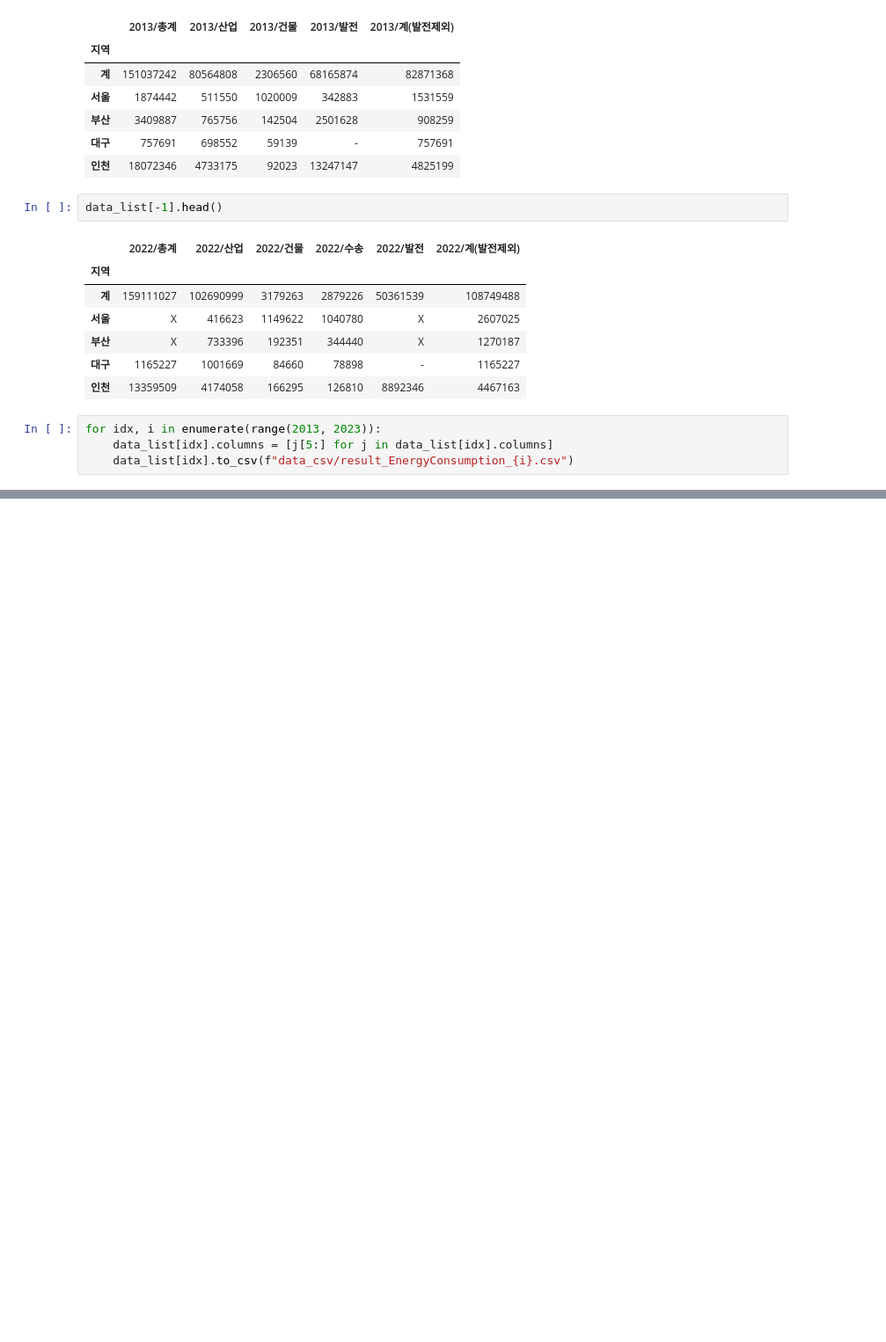
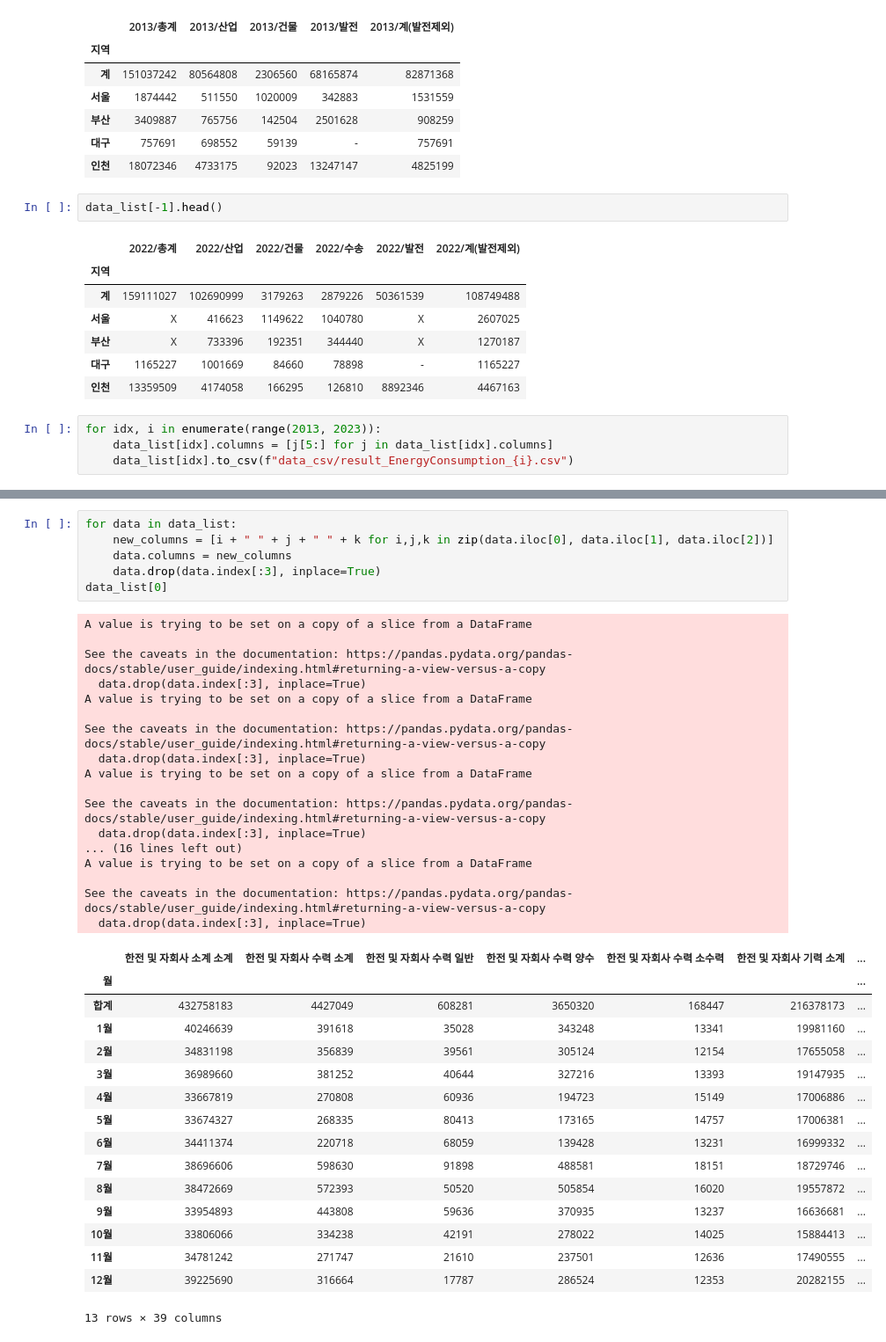
Before and after one commit to intoMaven/DB_Processing, a Jupyter notebook: Data_Processing.py_v4.ipynb, the cells around one changed output, grey strips where cells are left out. Shown: that part at 88% size. Drawn from its saved outputs; the diff is of its cells as text; blank space fills up the shorter version.

```diff
--- a/Data_Processing.py_v4.ipynb
+++ b/Data_Processing.py_v4.ipynb
@@ -238,0 +317,40 @@ for idx, i in enumerate(range(2013, 2023)):
+# %%
+for data in data_list:
+    new_columns = [i + " " + j + " " + k for i,j,k in zip(data.iloc[0], data.iloc[1], data.iloc[2])]
+    data.columns = new_columns
+    data.drop(data.index[:3], inplace=True)
+data_list[0]
+# %% [output]
+A value is trying to be set on a copy of a slice from a DataFrame
+
+See the caveats in the documentation: https://pandas.pydata.org/pandas-docs/stable/user_guide/indexing.html#returning-a-view-versus-a-copy
+  data.drop(data.index[:3], inplace=True)
+A value is trying to be set on a copy of a slice from a DataFrame
+
+See the caveats in the documentation: https://pandas.pydata.org/pandas-docs/stable/user_guide/indexing.html#returning-a-view-versus-a-copy
+  data.drop(data.index[:3], inplace=True)
+A value is trying to be set on a copy of a slice from a DataFrame
+
+See the caveats in the documentation: https://pandas.pydata.org/pandas-docs/stable/user_guide/indexing.html#returning-a-view-versus-a-copy
+  data.drop(data.index[:3], inplace=True)
+... (16 lines left out)
+A value is trying to be set on a copy of a slice from a DataFrame
+
+See the caveats in the documentation: https://pandas.pydata.org/pandas-docs/stable/user_guide/indexing.html#returning-a-view-versus-a-copy
+  data.drop(data.index[:3], inplace=True)
+|  | 한전 및 자회사 소계 소계 | 한전 및 자회사 수력 소계 | 한전 및 자회사 수력 일반 | 한전 및 자회사 수력 양수 | 한전 및 자회사 수력 소수력 | 한전 및 자회사 기력 소계 | ... |
+| 월 |  |  |  |  |  |  | ... |
+| 합계 | 432758183 | 4427049 | 608281 | 3650320 | 168447 | 216378173 | ... |
+| 1월 | 40246639 | 391618 | 35028 | 343248 | 13341 | 19981160 | ... |
+| 2월 | 34831198 | 356839 | 39561 | 305124 | 12154 | 17655058 | ... |
+| 3월 | 36989660 | 381252 | 40644 | 327216 | 13393 | 19147935 | ... |
+| 4월 | 33667819 | 270808 | 60936 | 194723 | 15149 | 17006886 | ... |
+| 5월 | 33674327 | 268335 | 80413 | 173165 | 14757 | 17006381 | ... |
+| 6월 | 34411374 | 220718 | 68059 | 139428 | 13231 | 16999332 | ... |
+| 7월 | 38696606 | 598630 | 91898 | 488581 | 18151 | 18729746 | ... |
+| 8월 | 38472669 | 572393 | 50520 | 505854 | 16020 | 19557872 | ... |
+| 9월 | 33954893 | 443808 | 59636 | 370935 | 13237 | 16636681 | ... |
+| 10월 | 33806066 | 334238 | 42191 | 278022 | 14025 | 15884413 | ... |
+| 11월 | 34781242 | 271747 | 21610 | 237501 | 12636 | 17490555 | ... |
+| 12월 | 39225690 | 316664 | 17787 | 286524 | 12353 | 20282155 | ... |
+13 rows × 39 columns
```
Also changed, not shown: parts of 10 cells of this notebook, 9 other files.
